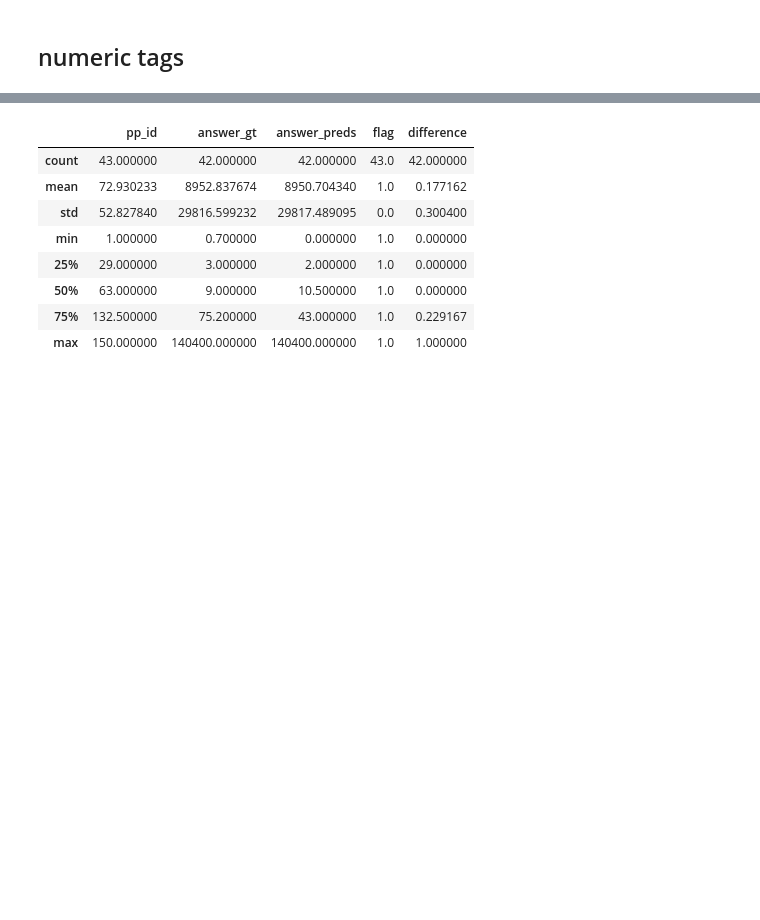
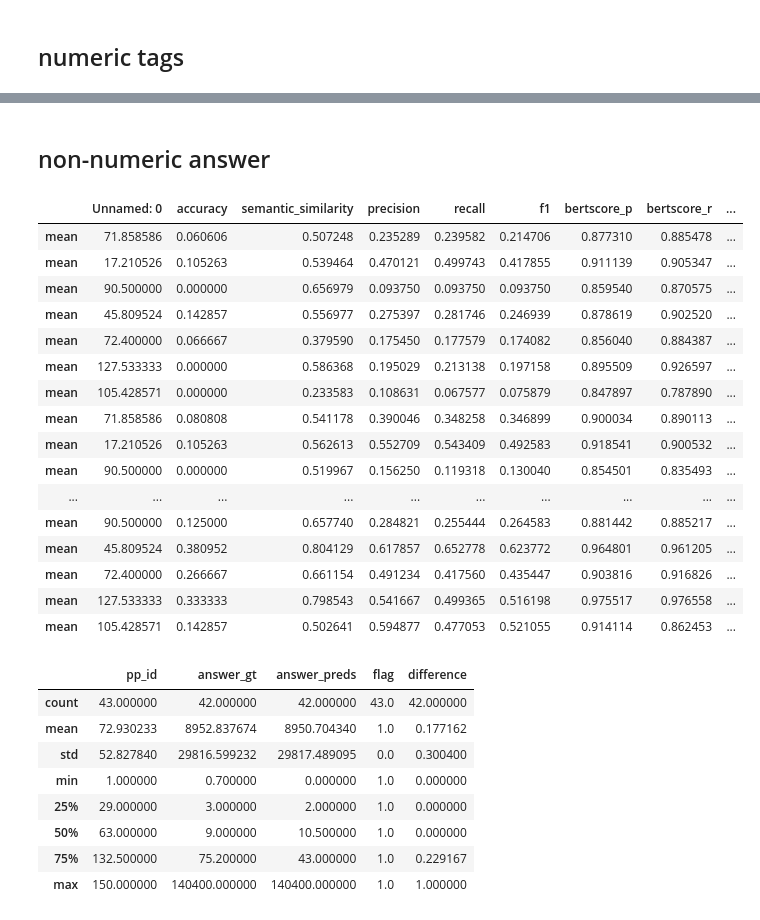
Before and after one commit to LanLi2017/LLM4DC, a Jupyter notebook: run_ev.ipynb, the cells around one changed output, grey strips where cells are left out. Saved outputs shown, nothing was run; the diff lists cells and outputs as text; code cells hidden in the pictures; blank space fills up the shorter version.

```diff
--- a/run_ev.ipynb
+++ b/run_ev.ipynb
@@ -488,0 +642,2 @@ for idx in ['mean', 'std',	'min',	'max',	'25%',	'50%',	'75%']:
+# %%
+table_result = table_result.merge(dirty_table_result, on='pp_id', how='left', suffixes=('', '_dirty'))
@@ -488,0 +695,21 @@ for idx in ['mean', 'std',	'min',	'max',	'25%',	'50%',	'75%']:
+# %%
+## ttest per dataset
+ppp_results = table_result[table_result['pp_id'] >= 62][table_result['pp_id'] <=91]
+ppp_ttest = ttest_table(ppp_results)
+print(ppp_ttest)
+dish_result= table_result[table_result['pp_id'] >= 92]
+dish_ttest = ttest_table(dish_result)
+print(dish_ttest)
+menu_results = table_result[table_result['pp_id'] < 31]
+menu_ttest = ttest_table(menu_results)
+print(menu_ttest)
+chi_results = table_result[table_result['pp_id'] >= 31][table_result['pp_id'] <=61]
+chi_ttest = ttest_table(chi_results)
+print(chi_ttest)
+
+hospital_results = table_result[table_result['pp_id']>=127][table_result['pp_id']<=155]
+hospital_ttest = ttest_table(hospital_results)
+print(hospital_ttest)
+flights_results = table_result[table_result['pp_id']>=111][table_result['pp_id']<=126]
+flights_ttest = ttest_table(flights_results)
+print(flights_ttest)
@@ -869,3 +1111,5 @@ for model in ['dirty', 'mistral', 'gemma2', 'llama3.1']:
 total_stat_df = pd.concat(total_stat_df, axis=0)
 # %%
 total_stat_df.to_csv('numeric_answer_stats_llamma_mistral_gemma.csv')
+# %% [markdown]
+## non-numeric answer
@@ -871,0 +1129,39 @@ total_stat_df.to_csv('numeric_answer_stats_llamma_mistral_gemma.csv')
+# %%
+total_stat_df = []
+for model in ['dirty', 'mistral', 'gemma2', 'llama3.1']:
+    answer_gt_path = '/projects/bces/lanl2/LLM4DC/evaluation/answer_1-154_gt.json'
+    # answer_preds_llama = '/projects/bces/lanl2/LLM4DC/evaluation/answer_1-110_llama3.1.json'
+    # model = 'gemma2'
+    # model = 'dirty'
+    # model = 'llama3.1'
+    # model = 'mistral'
+    answer_preds = f'/projects/bces/lanl2/LLM4DC/evaluation/answer_1-154_{model}.json'
+    # answer_preds = f'/projects/bces/lanl2/LLM4DC/evaluation/answer_1-110_dirty.json'
+    eval_answer_results = pd.read_csv(f'/projects/bces/lanl2/LLM4DC/evaluation/{model}_answer_result.csv')
+    evaL_answer_results_flag = eval_answer_results.merge(numeric_pp_tag, on='pp_id', how='left', suffixes=('', '_numeric'))
+    eval_answer_results_text = evaL_answer_results_flag[evaL_answer_results_flag['flag'] == 0]
+    # print(eval_answer_results_text)
+    final_stat = calculate_eval_stats(eval_answer_results_text)
+    final_stat['model'] = [model] * 7
+    total_stat_df.append(final_stat)
+# %%
+total_stat_df = pd.concat(total_stat_df, axis=0)
+total_stat_df
+# %% [output]
+|  | Unnamed: 0 | accuracy | semantic_similarity | precision | recall | f1 | bertscore_p | bertscore_r | ... |
+| mean | 71.858586 | 0.060606 | 0.507248 | 0.235289 | 0.239582 | 0.214706 | 0.877310 | 0.885478 | ... |
+| mean | 17.210526 | 0.105263 | 0.539464 | 0.470121 | 0.499743 | 0.417855 | 0.911139 | 0.905347 | ... |
+| mean | 90.500000 | 0.000000 | 0.656979 | 0.093750 | 0.093750 | 0.093750 | 0.859540 | 0.870575 | ... |
+| mean | 45.809524 | 0.142857 | 0.556977 | 0.275397 | 0.281746 | 0.246939 | 0.878619 | 0.902520 | ... |
+| mean | 72.400000 | 0.066667 | 0.379590 | 0.175450 | 0.177579 | 0.174082 | 0.856040 | 0.884387 | ... |
+| mean | 127.533333 | 0.000000 | 0.586368 | 0.195029 | 0.213138 | 0.197158 | 0.895509 | 0.926597 | ... |
+| mean | 105.428571 | 0.000000 | 0.233583 | 0.108631 | 0.067577 | 0.075879 | 0.847897 | 0.787890 | ... |
+| mean | 71.858586 | 0.080808 | 0.541178 | 0.390046 | 0.348258 | 0.346899 | 0.900034 | 0.890113 | ... |
+| mean | 17.210526 | 0.105263 | 0.562613 | 0.552709 | 0.543409 | 0.492583 | 0.918541 | 0.900532 | ... |
+| mean | 90.500000 | 0.000000 | 0.519967 | 0.156250 | 0.119318 | 0.130040 | 0.854501 | 0.835493 | ... |
+| ... | ... | ... | ... | ... | ... | ... | ... | ... | ... |
+| mean | 90.500000 | 0.125000 | 0.657740 | 0.284821 | 0.255444 | 0.264583 | 0.881442 | 0.885217 | ... |
+| mean | 45.809524 | 0.380952 | 0.804129 | 0.617857 | 0.652778 | 0.623772 | 0.964801 | 0.961205 | ... |
+| mean | 72.400000 | 0.266667 | 0.661154 | 0.491234 | 0.417560 | 0.435447 | 0.903816 | 0.916826 | ... |
+| mean | 127.533333 | 0.333333 | 0.798543 | 0.541667 | 0.499365 | 0.516198 | 0.975517 | 0.976558 | ... |
+| mean | 105.428571 | 0.142857 | 0.502641 | 0.594877 | 0.477053 | 0.521055 | 0.914114 | 0.862453 | ... |
```
Also changed, not shown: parts of 55 cells of this notebook, 11 other files.
